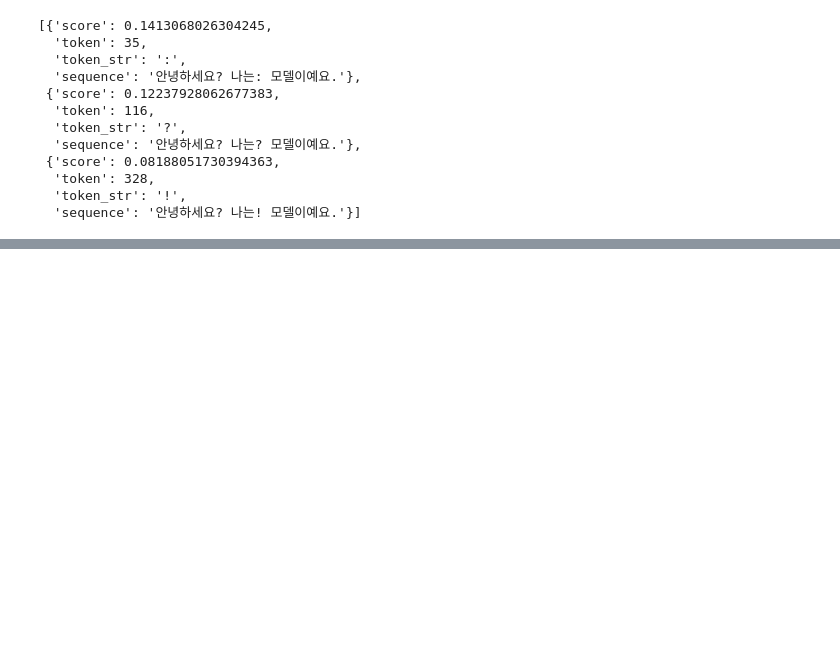
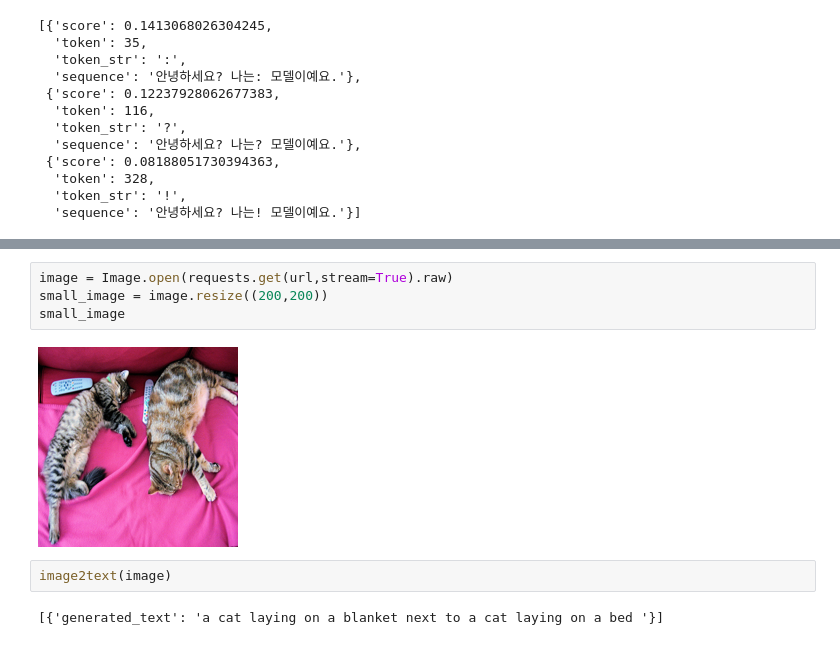
Before and after one commit to Jayk1220/ai, a Jupyter notebook: source/08_LLM/ch_1 허깅페이스.ipynb, the cells around one changed output, grey strips where cells are left out. Cells and saved outputs as stored; diff of their text form; blank space fills up the shorter version.

```diff
--- a/source/08_LLM/ch_1 허깅페이스.ipynb
+++ b/source/08_LLM/ch_1 허깅페이스.ipynb
@@ -258,0 +482,10 @@ True
+# %%
+image = Image.open(requests.get(url,stream=True).raw)
+small_image = image.resize((200,200))
+small_image
+# %% [output]
+[figure, added]
+# %%
+image2text(image)
+# %% [output]
+[{'generated_text': 'a cat laying on a blanket next to a cat laying on a bed '}]
```
Also changed, not shown: parts of 30 cells of this notebook, 1 other file.
